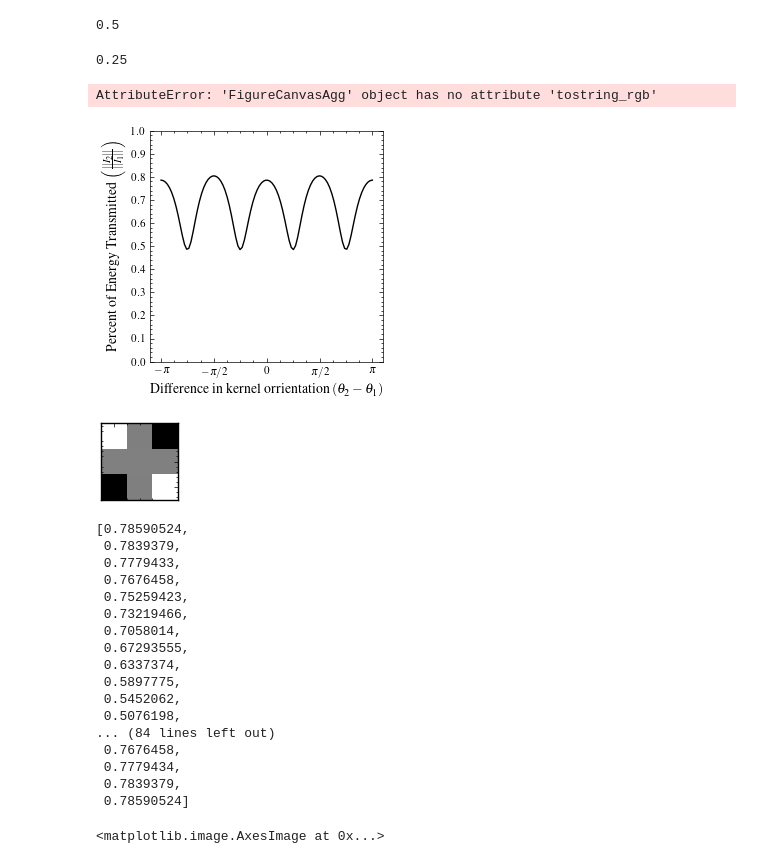
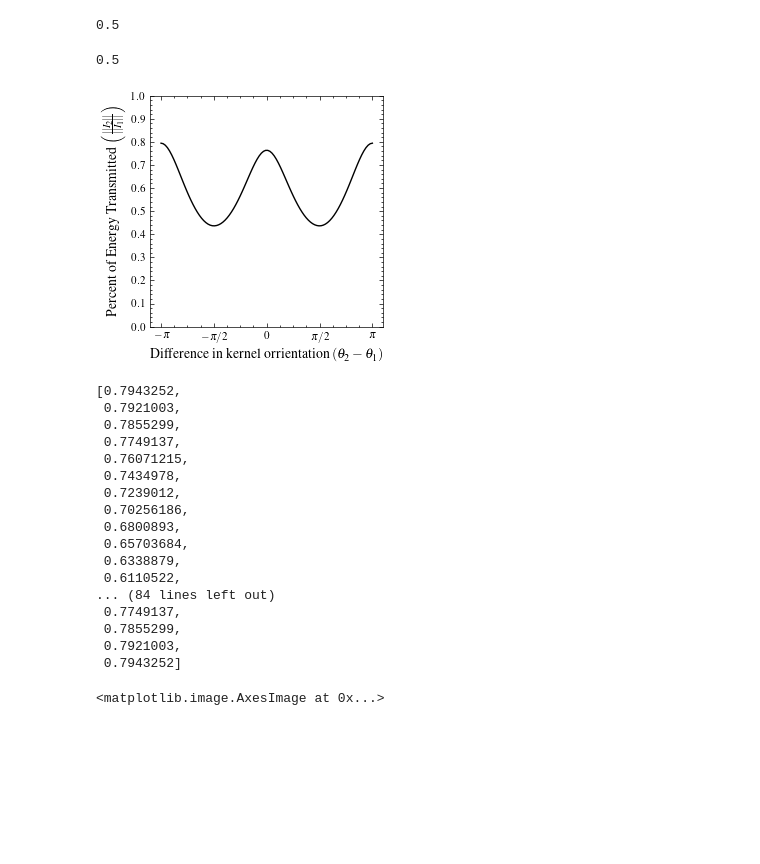
Before and after one commit to liamaltarac/miv_cvpr, a Jupyter notebook: orrientation_conv/pixel_malus_saddle.ipynb, the cells around one changed output. Cells and saved outputs as stored; diff of their text form; code cells hidden in the pictures; blank space fills up the shorter version.

```diff
--- a/orrientation_conv/pixel_malus_saddle.ipynb
+++ b/orrientation_conv/pixel_malus_saddle.ipynb
@@ -223,7 +203,7 @@ w2 = fft.idctn(t2, norm='ortho') -  fft.idctn(t3, norm='ortho')
 
 angle0 = 0
 
-w[:,:,0,0] = (np.cos(2*angle0))*w2 + ( np.sin(2*angle0))*w1
+w[:,:,0,0] = (np.cos(2*angle0))*w1 + ( np.sin(2*angle0))*w2
 print(tf.math.reduce_euclidean_norm(w))
 w[:,:,0,0] = w[:,:,0,0] / (tf.math.reduce_euclidean_norm(w))
 
@@ -260,7 +240,7 @@ for i in range(100):
 	#fig, ax = plt.subplots()
 
 
-	w[:,:,0,0] = (np.cos(2*angles[i]))*w2 + ( np.sin(2*angles[i]))*w1
+	w[:,:,0,0] = (np.cos(angles[i]))*w1 + ( np.sin(angles[i]))*w2
 	w[:,:,0,0] = w[:,:,0,0] / (tf.math.reduce_euclidean_norm(w))
 
 	x_out = tf.nn.relu( tf.nn.conv2d(i1, w , strides=(1,1),
@@ -555,7 +519,7 @@ np.max(tf.nn.conv2d(i0, w , strides=(1,1), padding='SAME'))
 # %%
 np.max(tf.nn.conv2d(i1, w , strides=(1,1), padding='SAME'))
 # %% [output]
-0.25
+0.5
 # %%
 from matplotlib.offsetbox import OffsetImage, AnnotationBbox, TextArea, VPacker
 from matplotlib.backends.backend_agg import FigureCanvasAgg as FigureCanvas
@@ -619,59 +583,57 @@ def add_patch_with_label(ax, x, y, patch, label):
 
 fig, ax= plt.subplots(1,1, figsize=(3,3))
 
 ax.plot(angles,response_mag)
 
 ticks = np.arange(-np.pi, 1.5*np.pi, np.pi/2)
 labels = [r"$-\pi$", r"$-\pi/2$", r"$0$", r"$\pi/2$", r"$\pi$"]
 # Set ticks and labels on the x-axis
 ax.set_xticks(ticks=ticks, labels=labels);
 ax.set_yticks(ticks=np.arange(0,1.1, 0.1));
 
 ax.set_ylabel(r"Percent of Energy Transmitted $\left( \frac{||I_{2}||}{||I_{1}||} \right)$", fontsize=10)
 ax.set_xlabel(r"Difference in kernel orrientation $(\theta_2 - \theta_1)$", fontsize=10)
 
 # Locations along curve
 x1, y1 = -np.pi/4, response_mag[len(response_mag)//8]  # for dy
 x2, y2 = np.pi, response_mag[-1]     # for dx
 w[:,:,0,0] = (np.cos(2*np.pi))*w1 + ( np.sin(2*np.pi))*w2
 dx_kernel = w[:,:,0,0]
-add_patch_with_label(ax, x2+0.05, y2+0.1, dx_kernel, r'$I_2 = \mathrm{ReLU}(I_1 * \nabla_y\nabla_x^2)$')
+#add_patch_with_label(ax, x2+0.05, y2+0.1, dx_kernel, r'$I_2 = \mathrm{ReLU}(I_1 * \nabla_y\nabla_x^2)$')
 
 
 
-w[:,:,0,0] = (np.cos(2*np.pi/4))*w1 + ( np.sin(2*np.pi/4))*w2
+w[:,:,0,0] = (np.cos(np.pi/4))*w1 + ( np.sin(2*np.pi/4))*w2
 
 dy_kernel = w[:,:,0,0]
 
-add_patch_with_label(ax, x1,  y1-0.09, dy_kernel, r'$I_2 = \mathrm{ReLU}(I_1 * (\nabla_x^2 - \nabla_y^2))$')
+#add_patch_with_label(ax, x1,  y1-0.09, dy_kernel, r'$I_2 = \mathrm{ReLU}(I_1 * (\nabla_x^2 - \nabla_y^2))$')
 
 
 plt.savefig('malus_curve_circle_saddle.pdf', dpi=600)
 plt.show()
 # %% [output]
-AttributeError: 'FigureCanvasAgg' object has no attribute 'tostring_rgb'
-[figure, old version]
+[figure, new version]
-[figure, removed]
 # %%
 response_mag
 # %% [output]
-[0.78590524,
- 0.7839379,
- 0.7779433,
- 0.7676458,
- 0.75259423,
- 0.73219466,
- 0.7058014,
- 0.67293555,
- 0.6337374,
- 0.5897775,
- 0.5452062,
- 0.5076198,
+[0.7943252,
+ 0.7921003,
+ 0.7855299,
+ 0.7749137,
+ 0.76071215,
+ 0.7434978,
+ 0.7239012,
+ 0.70256186,
+ 0.6800893,
+ 0.65703684,
+ 0.6338879,
+ 0.6110522,
 ... (84 lines left out)
- 0.7676458,
- 0.7779434,
- 0.7839379,
- 0.78590524]
+ 0.7749137,
+ 0.7855299,
+ 0.7921003,
+ 0.7943252]
 # %%
 plt.imshow((np.cos(2*np.pi/4))*w2 + ( np.sin(2*np.pi/4))*w1)
 # %% [output]
```
Also changed, not shown: parts of 10 cells of this notebook, 14 other files.
